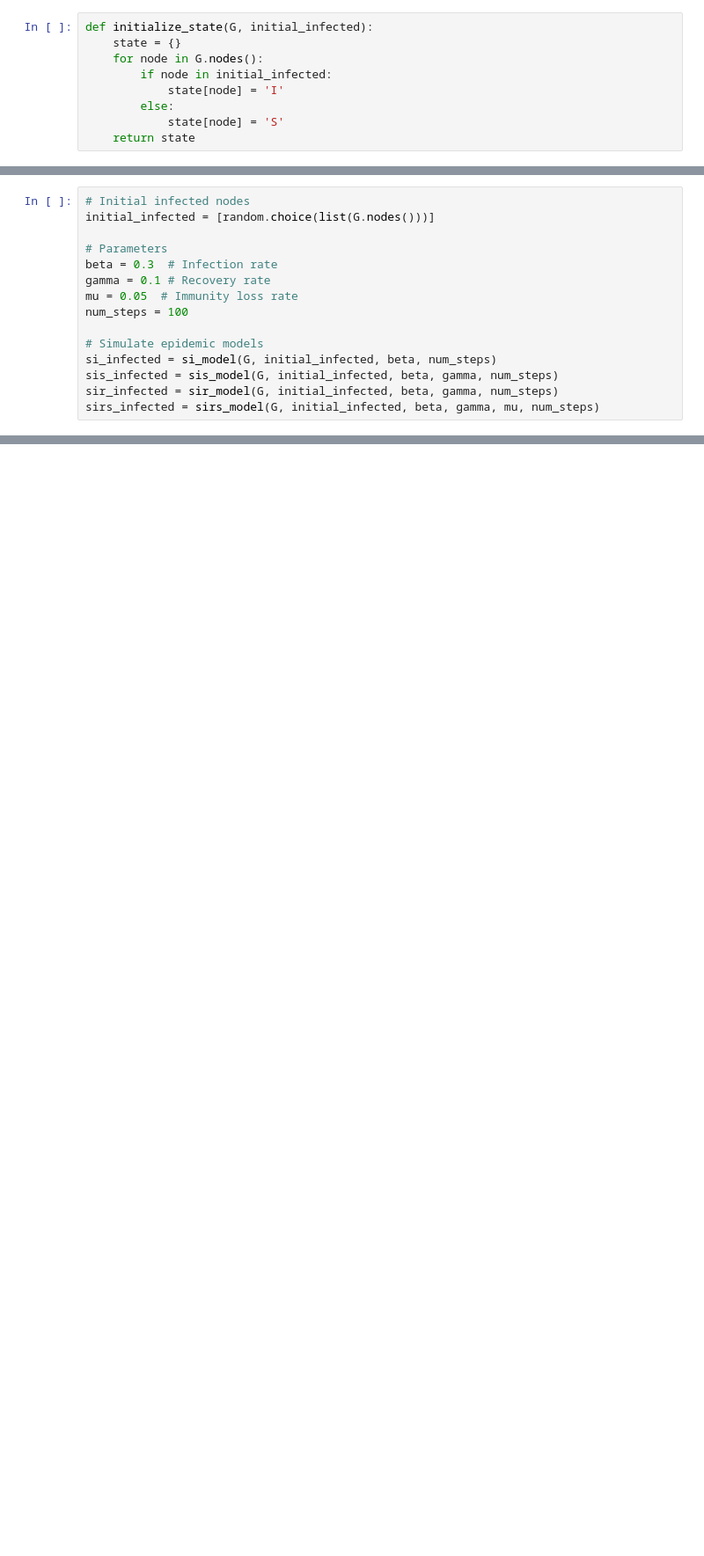
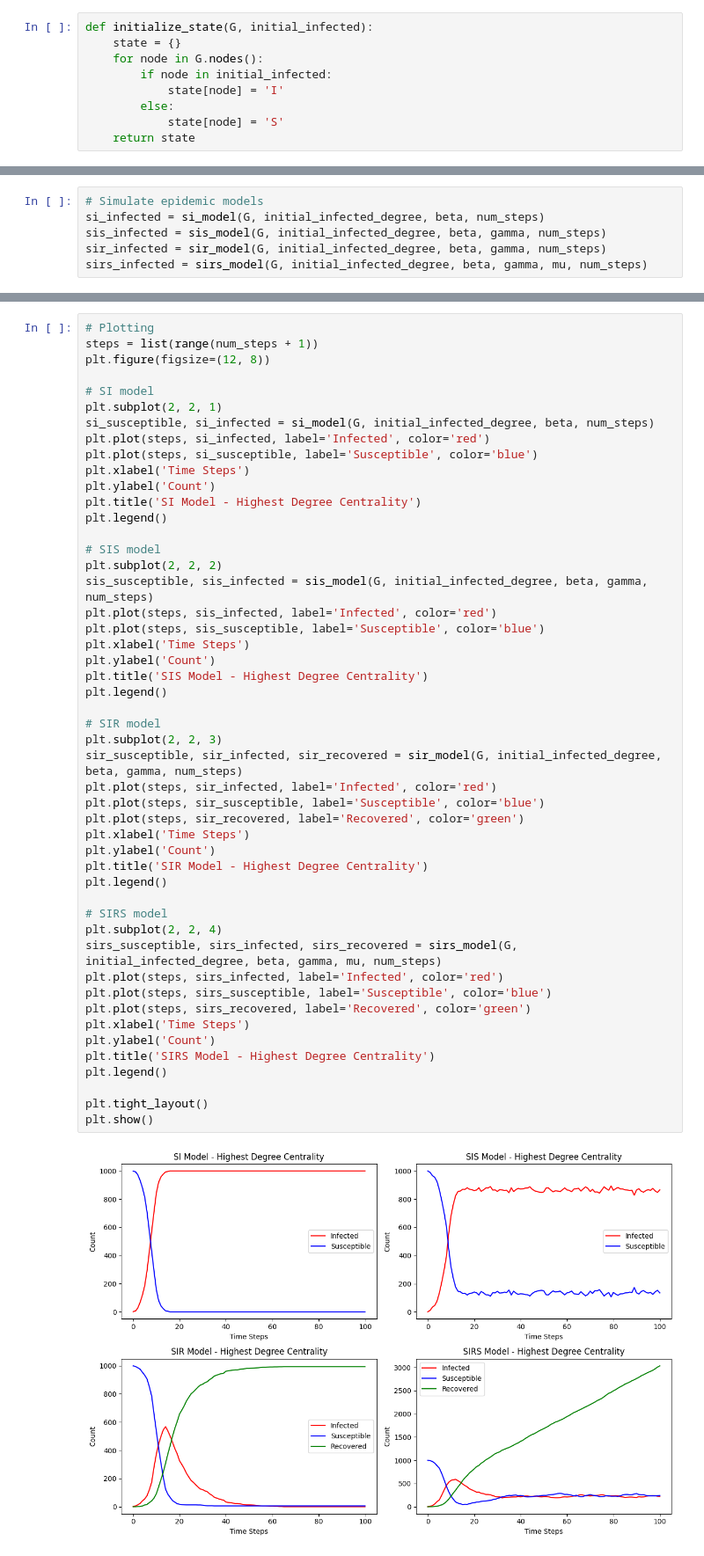
Before and after one commit to CosmoAshutosh/Social_Network_analysis, a Jupyter notebook: Epidimic_Models_Analysis/Epidimic_Model.ipynb, the cells around one changed output, grey strips where cells are left out. Shown at 88% size. Cells and saved outputs as stored; diff of their text form; blank space fills up the shorter version.

Commit message:
Complete analysis of Epidimic models

```diff
--- a/Epidimic_Models_Analysis/Epidimic_Model.ipynb
+++ b/Epidimic_Models_Analysis/Epidimic_Model.ipynb
@@ -112,15 +152,6 @@ nx.draw(G, node_size=5, node_color = 'red', edge_color = 'black')
 # %%
-# Initial infected nodes
-initial_infected = [random.choice(list(G.nodes()))]
-
-# Parameters
-beta = 0.3  # Infection rate
-gamma = 0.1 # Recovery rate
-mu = 0.05  # Immunity loss rate
-num_steps = 100
-
 # Simulate epidemic models
-si_infected = si_model(G, initial_infected, beta, num_steps)
-sis_infected = sis_model(G, initial_infected, beta, gamma, num_steps)
-sir_infected = sir_model(G, initial_infected, beta, gamma, num_steps)
-sirs_infected = sirs_model(G, initial_infected, beta, gamma, mu, num_steps)
+si_infected = si_model(G, initial_infected_degree, beta, num_steps)
+sis_infected = sis_model(G, initial_infected_degree, beta, gamma, num_steps)
+sir_infected = sir_model(G, initial_infected_degree, beta, gamma, num_steps)
+sirs_infected = sirs_model(G, initial_infected_degree, beta, gamma, mu, num_steps)
@@ -180,0 +158,51 @@ plt.show()
+# %%
+# Plotting
+steps = list(range(num_steps + 1))
+plt.figure(figsize=(12, 8))
+
+# SI model
+plt.subplot(2, 2, 1)
+si_susceptible, si_infected = si_model(G, initial_infected_degree, beta, num_steps)
+plt.plot(steps, si_infected, label='Infected', color='red')
+plt.plot(steps, si_susceptible, label='Susceptible', color='blue')
+plt.xlabel('Time Steps')
+plt.ylabel('Count')
+plt.title('SI Model - Highest Degree Centrality')
+plt.legend()
+
+# SIS model
+plt.subplot(2, 2, 2)
+sis_susceptible, sis_infected = sis_model(G, initial_infected_degree, beta, gamma, num_steps)
+plt.plot(steps, sis_infected, label='Infected', color='red')
+plt.plot(steps, sis_susceptible, label='Susceptible', color='blue')
+plt.xlabel('Time Steps')
+plt.ylabel('Count')
+plt.title('SIS Model - Highest Degree Centrality')
+plt.legend()
+
+# SIR model
+plt.subplot(2, 2, 3)
+sir_susceptible, sir_infected, sir_recovered = sir_model(G, initial_infected_degree, beta, gamma, num_steps)
+plt.plot(steps, sir_infected, label='Infected', color='red')
+plt.plot(steps, sir_susceptible, label='Susceptible', color='blue')
+plt.plot(steps, sir_recovered, label='Recovered', color='green')
+plt.xlabel('Time Steps')
+plt.ylabel('Count')
+plt.title('SIR Model - Highest Degree Centrality')
+plt.legend()
+
+# SIRS model
+plt.subplot(2, 2, 4)
+sirs_susceptible, sirs_infected, sirs_recovered = sirs_model(G, initial_infected_degree, beta, gamma, mu, num_steps)
+plt.plot(steps, sirs_infected, label='Infected', color='red')
+plt.plot(steps, sirs_susceptible, label='Susceptible', color='blue')
+plt.plot(steps, sirs_recovered, label='Recovered', color='green')
+plt.xlabel('Time Steps')
+plt.ylabel('Count')
+plt.title('SIRS Model - Highest Degree Centrality')
+plt.legend()
+
+plt.tight_layout()
+plt.show()
+# %% [output]
+[figure, added]
```
Also changed, not shown: parts of 25 cells of this notebook.
